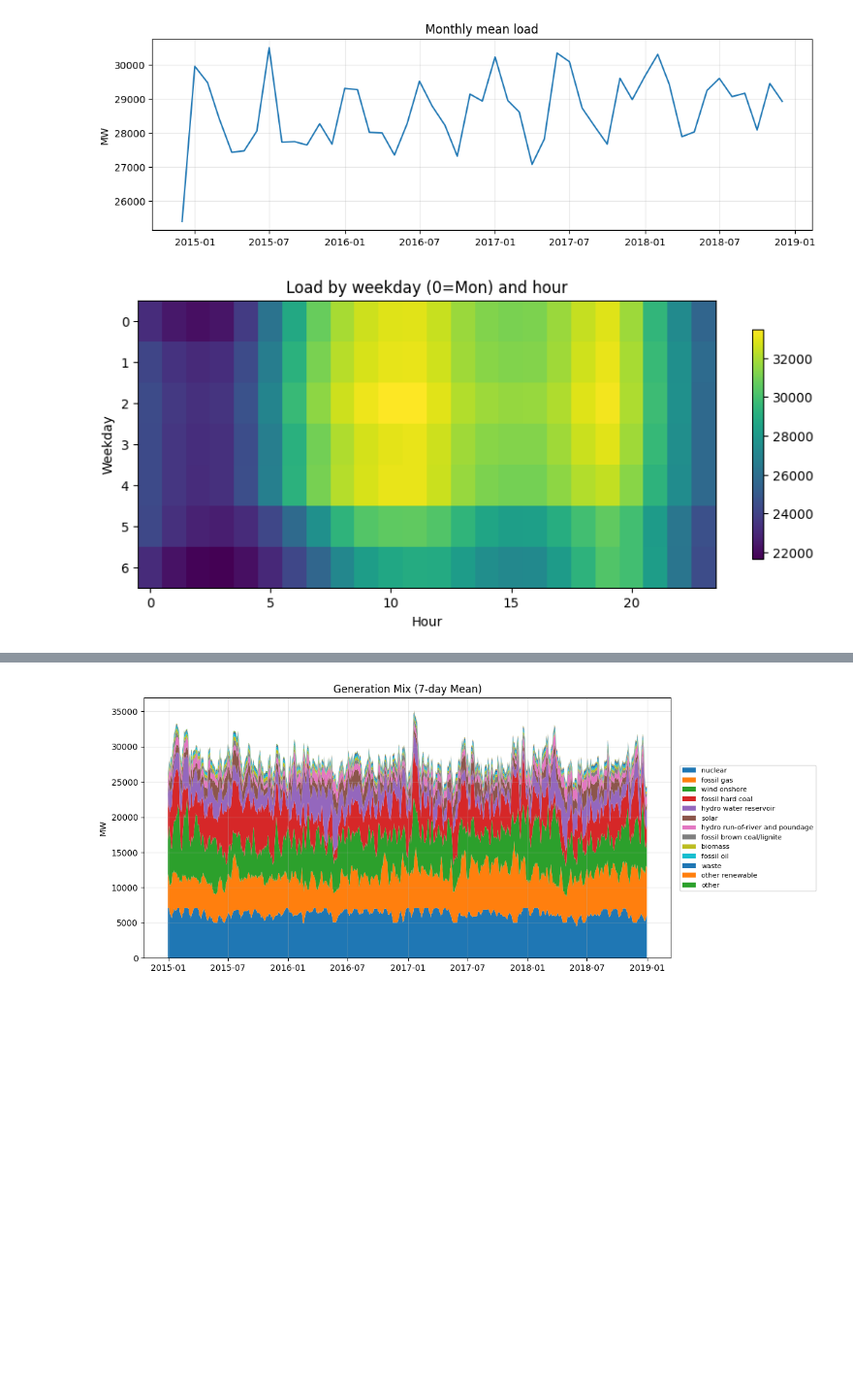
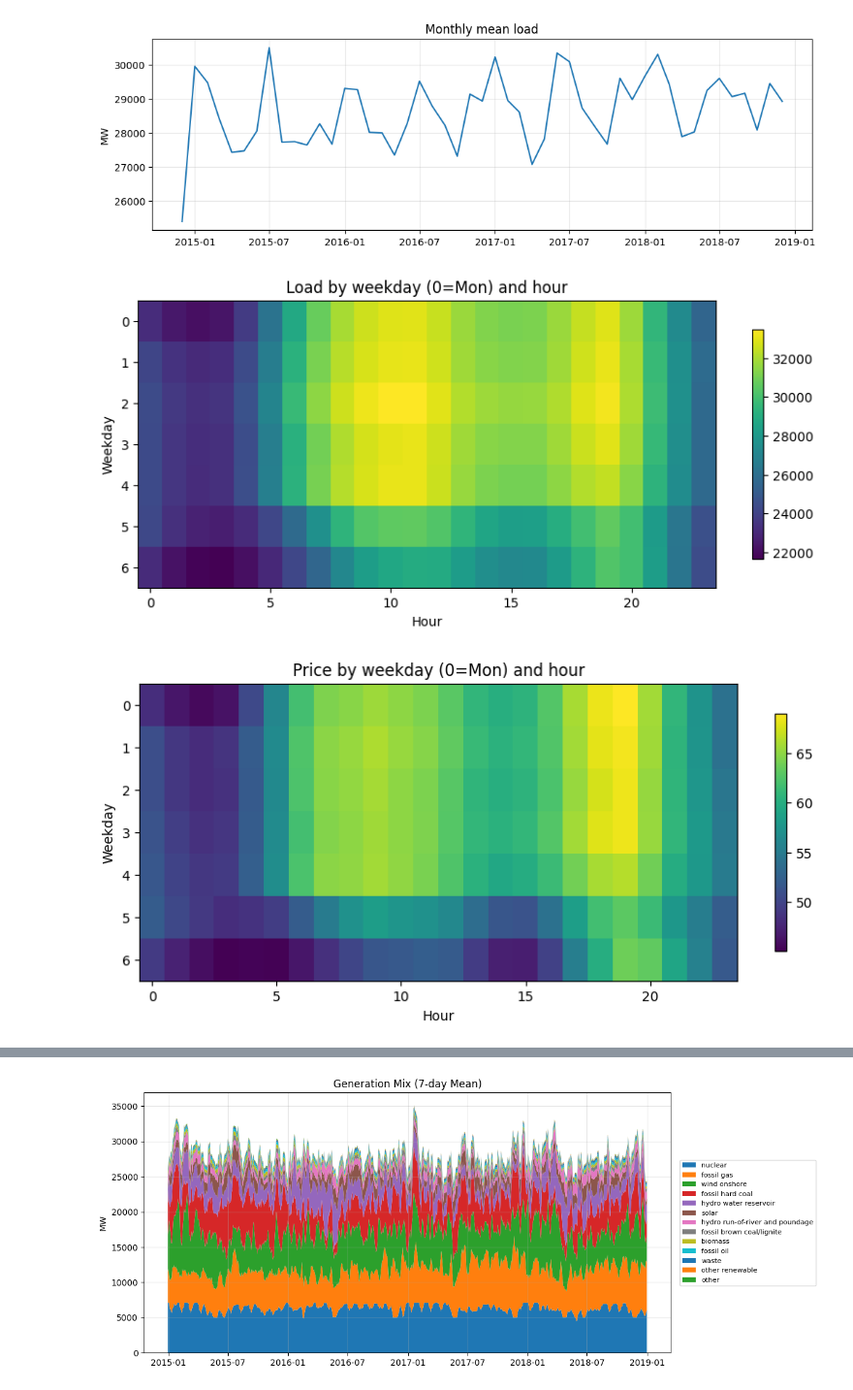
Before and after one commit to Jackson00Han/Energy_Market_Forecasting, a Jupyter notebook: hourly_energy_demand_forecasting.ipynb, the cells around one changed output, grey strips where cells are left out. Shown at 97% size. Cells and saved outputs as stored; diff of their text form; code cells hidden in the pictures; blank space fills up the shorter version.

```diff
--- a/hourly_energy_demand_forecasting.ipynb
+++ b/hourly_energy_demand_forecasting.ipynb
@@ -386,13 +566,26 @@ ax.set_ylabel('MW'); ax.grid(True, alpha=0.3)
 # %%
 # Weekday–Hour Seasonality (Grouped by Hour)
 
 gp = energy_data['total load actual'].groupby([energy_data.index.dayofweek,
                                                energy_data.index.hour]).mean().unstack()
 fig, ax = plt.subplots(figsize=(10,4))
 im = ax.imshow(gp, aspect='auto')
 ax.set_title('Load by weekday (0=Mon) and hour')
 ax.set_xlabel('Hour'); ax.set_ylabel('Weekday')
 fig.colorbar(im, ax=ax, shrink=0.8)
 plt.show()
+
+
+# Price: Weekday–Hour Seasonality (Grouped by Hour)
+
+gp = energy_data['price actual'].groupby([energy_data.index.dayofweek,
+                                               energy_data.index.hour]).mean().unstack()
+fig, ax = plt.subplots(figsize=(10,4))
+im = ax.imshow(gp, aspect='auto')
+ax.set_title('Price by weekday (0=Mon) and hour')
+ax.set_xlabel('Hour'); ax.set_ylabel('Weekday')
+fig.colorbar(im, ax=ax, shrink=0.8)
+plt.show()
 # %% [output]
 [figure]
+[figure, added]
```
Also changed, not shown: parts of 45 cells of this notebook, 1 other file.
